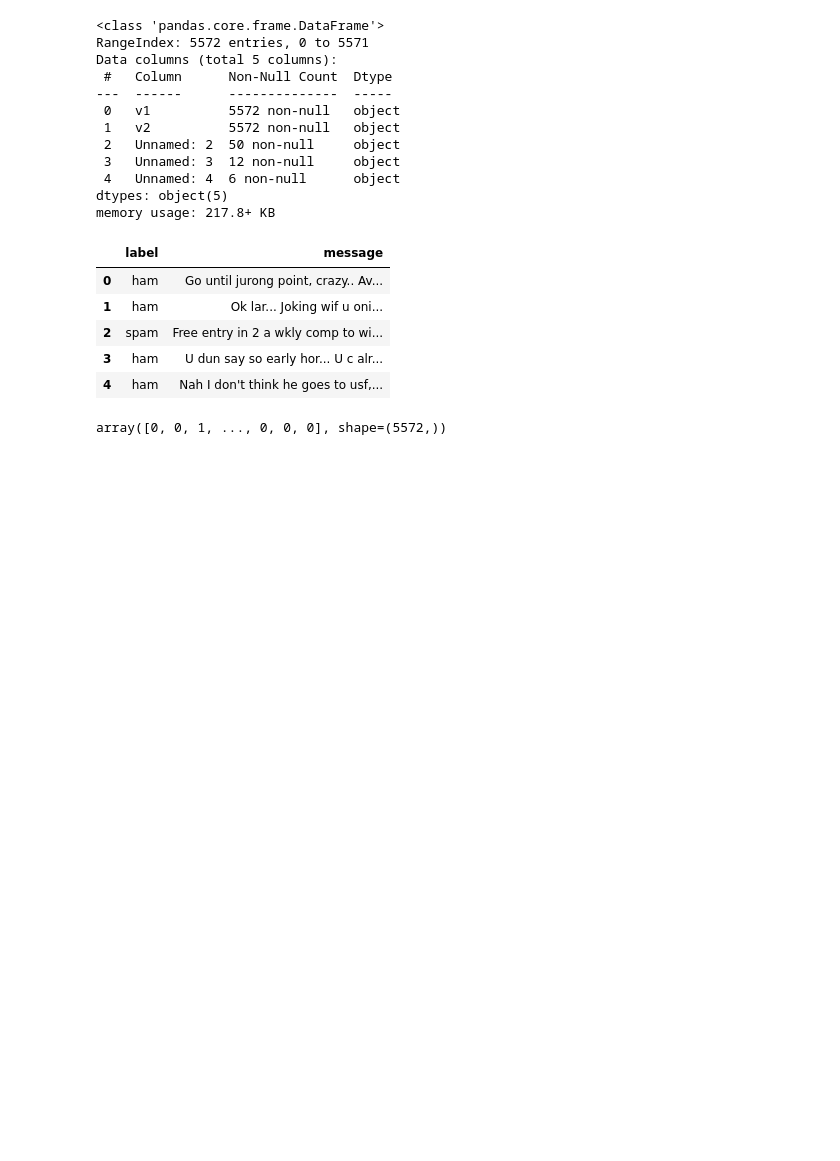
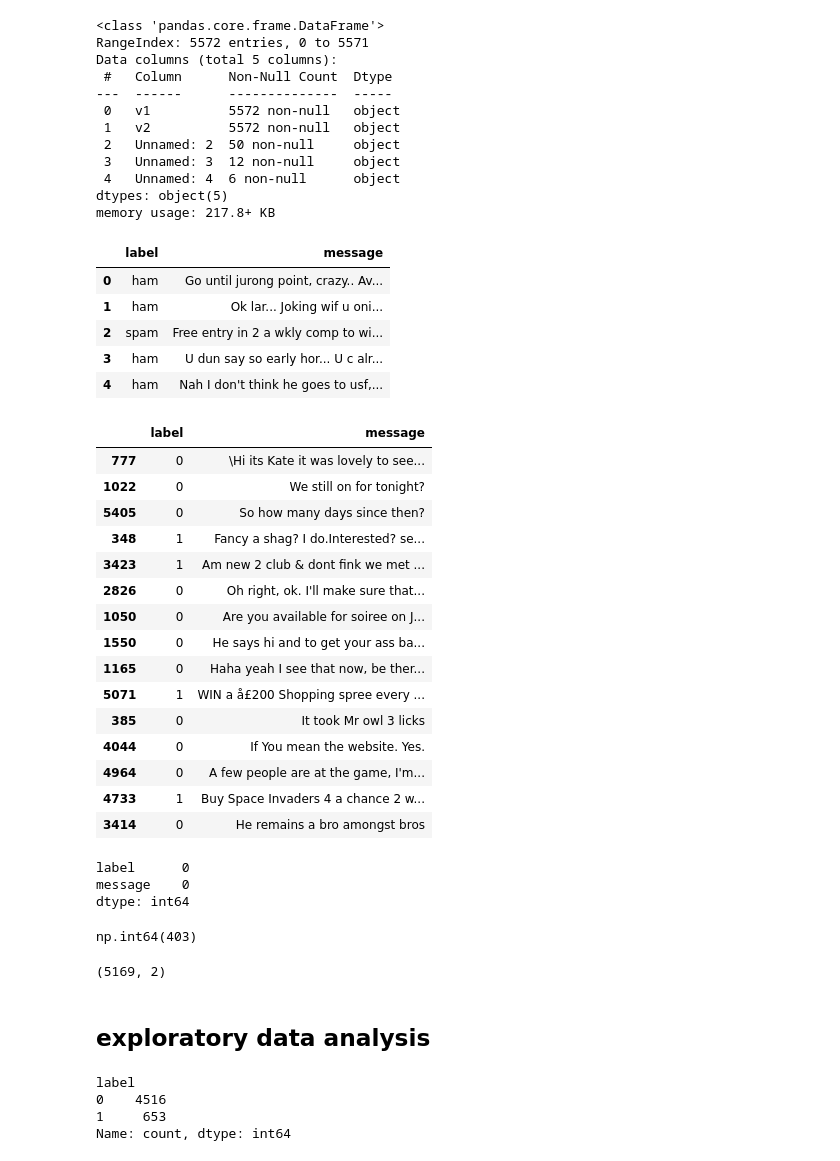
Before and after one commit to shersheryar/sms-spam-classifier-machine-learning, a Jupyter notebook: sms-spam-detection.ipynb, the cells around one changed output. Cells and saved outputs as stored; diff of their text form; code cells hidden in the pictures; blank space fills up the shorter version.

Commit message:
cleaned data and plotted some info

```diff
--- a/sms-spam-detection.ipynb
+++ b/sms-spam-detection.ipynb
@@ -49,7 +49,53 @@ df.head()
 # %%
 from sklearn.preprocessing import LabelEncoder
 # Encoding the labels (spam and ham) into numerical values
 encoder = LabelEncoder()
 df["label"] = encoder.fit_transform(df["label"])
+
+df.sample(15)
 # %% [output]
-array([0, 0, 1, ..., 0, 0, 0], shape=(5572,))
+|  | label | message |
+| 777 | 0 | \Hi its Kate it was lovely to see... |
+| 1022 | 0 | We still on for tonight? |
+| 5405 | 0 | So how many days since then? |
+| 348 | 1 | Fancy a shag? I do.Interested? se... |
+| 3423 | 1 | Am new 2 club & dont fink we met ... |
+| 2826 | 0 | Oh right, ok. I'll make sure that... |
+| 1050 | 0 | Are you available for soiree on J... |
+| 1550 | 0 | He says hi and to get your ass ba... |
+| 1165 | 0 | Haha yeah I see that now, be ther... |
+| 5071 | 1 | WIN a å£200 Shopping spree every ... |
+| 385 | 0 | It took Mr owl 3 licks |
+| 4044 | 0 | If You mean the website. Yes. |
+| 4964 | 0 | A few people are at the game, I'm... |
+| 4733 | 1 | Buy Space Invaders 4 a chance 2 w... |
+| 3414 | 0 | He remains a bro amongst bros |
+# %%
+# check for null values
+df.isnull().sum()
+# %% [output]
+label      0
+message    0
+dtype: int64
+# %%
+# checking for duplicates
+df.duplicated().sum()
+# %% [output]
+np.int64(403)
+# %%
+# removing duplicates
+df.drop_duplicates(inplace=True)
+df.duplicated().sum()
+df.shape
+# %% [output]
+(5169, 2)
+# %% [markdown]
+## exploratory data analysis
+# %%
+# value counts of the labels
+df["label"].value_counts()
+# %% [output]
+label
+0    4516
+1     653
+Name: count, dtype: int64
```
Also changed, not shown: parts of 11 cells of this notebook.
